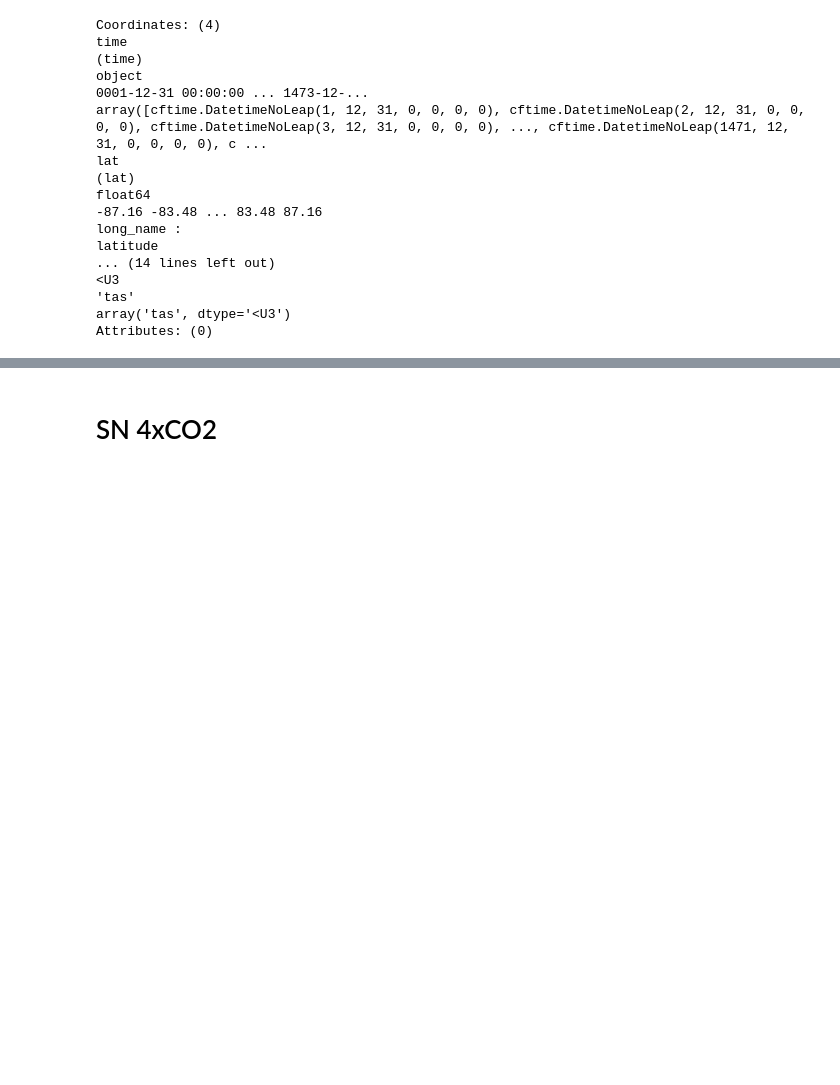
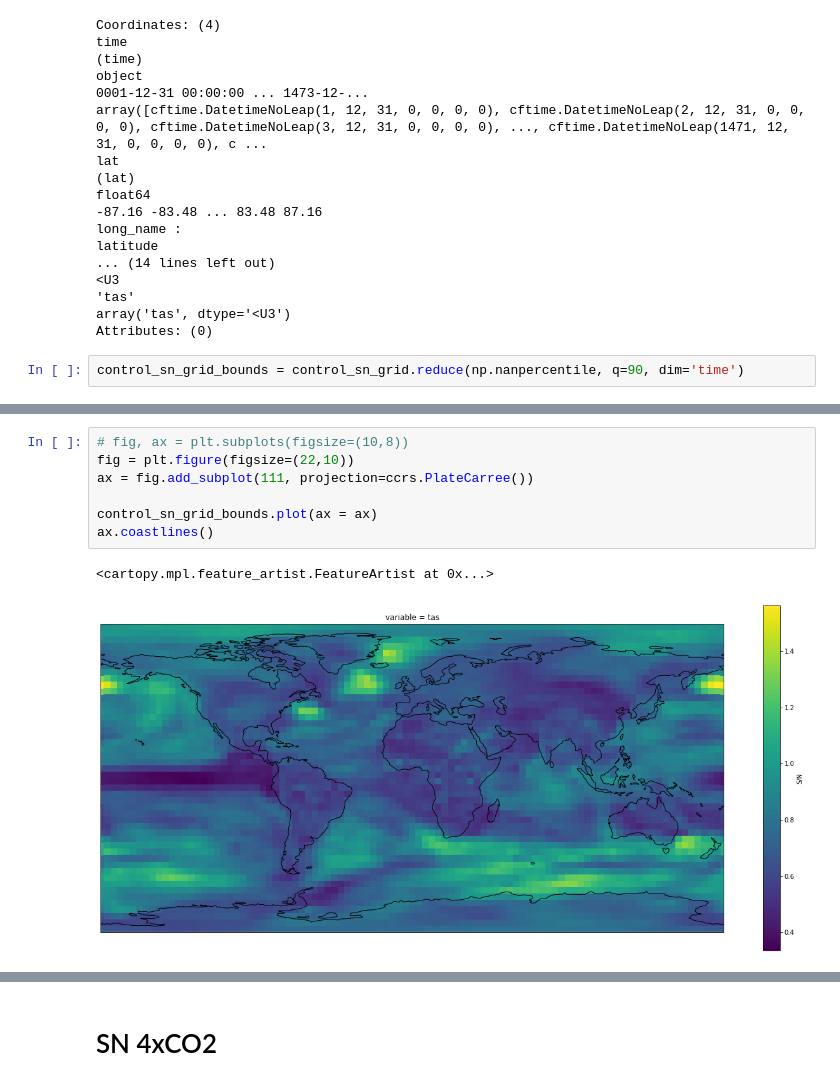
Before and after one commit to alexborowiak/PhD, a Jupyter notebook: init/22_Consecutive_and_grid_point_2.ipynb, the cells around one changed output, grey strips where cells are left out. Cells and saved outputs as stored; diff of their text form; blank space fills up the shorter version.

```diff
--- a/init/22_Consecutive_and_grid_point_2.ipynb
+++ b/init/22_Consecutive_and_grid_point_2.ipynb
@@ -294,3 +310,5 @@ latitude
 'tas'
 array('tas', dtype='<U3')
 Attributes: (0)
+# %%
+control_sn_grid_bounds = control_sn_grid.reduce(np.nanpercentile, q=90, dim='time')
@@ -297,2 +336,12 @@ Attributes: (0)
+# %%
+# fig, ax = plt.subplots(figsize=(10,8))
+fig = plt.figure(figsize=(22,10))
+ax = fig.add_subplot(111, projection=ccrs.PlateCarree())
+
+control_sn_grid_bounds.plot(ax = ax)
+ax.coastlines()
+# %% [output]
+<cartopy.mpl.feature_artist.FeatureArtist at 0x...>
+[figure, added]
 # %%
 control_sn_grid.sel(lat = -38, lon = 142.5, method = 'nearest').plot()
```
Also changed, not shown: parts of 22 cells of this notebook, 4 other files.
